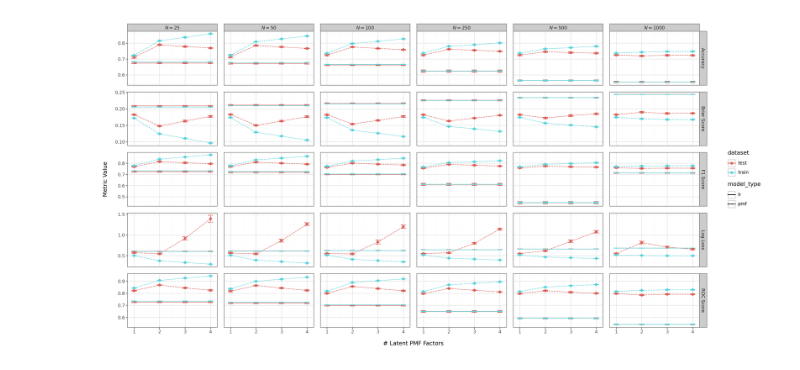
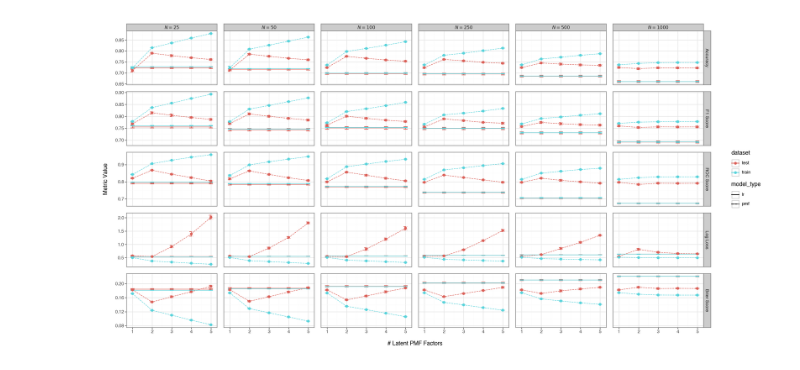
Before and after one commit to baronet2/boulder2vec, a Jupyter notebook: eval.ipynb, the cells around one changed output. Saved outputs shown, nothing was run; the diff lists cells and outputs as text; code cells hidden in the pictures.

```diff
--- a/eval.ipynb
+++ b/eval.ipynb
@@ -11,4 +11,4 @@ import pickle
 SEED = 42
 K_FOLDS = 5
 REPLACEMENT_LEVELS = [25, 50, 100, 250, 500, 1000]
-LATENT_FACTORS = [1, 2, 3, 4]
+LATENT_FACTORS = [1, 2, 3, 4, 5]
@@ -150,0 +161,2 @@ plot_data
+# %%
+plot_data['metric'] = pd.Categorical(plot_data['metric'], ordered = True, categories = ['Accuracy', 'F1 Score', 'ROC Score', 'Log Loss', 'Brier Score'])
@@ -151,23 +179,23 @@ plot_data
 # %%
 import plotnine
 from plotnine import *
 
 plotnine.options.figure_size = (18,9)
 p = (
   plot_data
   .pipe(ggplot, aes(x = "num_factors", y = "mean", color = "dataset", linetype = "model_type")) +
   # Add horizontal lines for logistic regression
   # geom_hline(aes(yintercept = "mean", color = "dataset"), data = plot_data.query("model_type == 'lr'")) +
   # Add lines and points for PMF
   geom_line() +
   geom_errorbar(aes(ymin = "mean_err_min", ymax = "mean_err_max"), width = 0.2, size = 0.75) +
   geom_point(size = 2, data = plot_data.query("model_type == 'pmf'")) +
   facet_grid("metric ~ rl", scales = "free_y") +
   labs(x = "# Latent PMF Factors", y = "Metric Value") +
   theme_bw()
 )
 
-p.save("results/results.png")
+
 p
 # %% [output]
-[figure, old version]
+[figure, new version]
```
Also changed, not shown: parts of 7 cells of this notebook.
